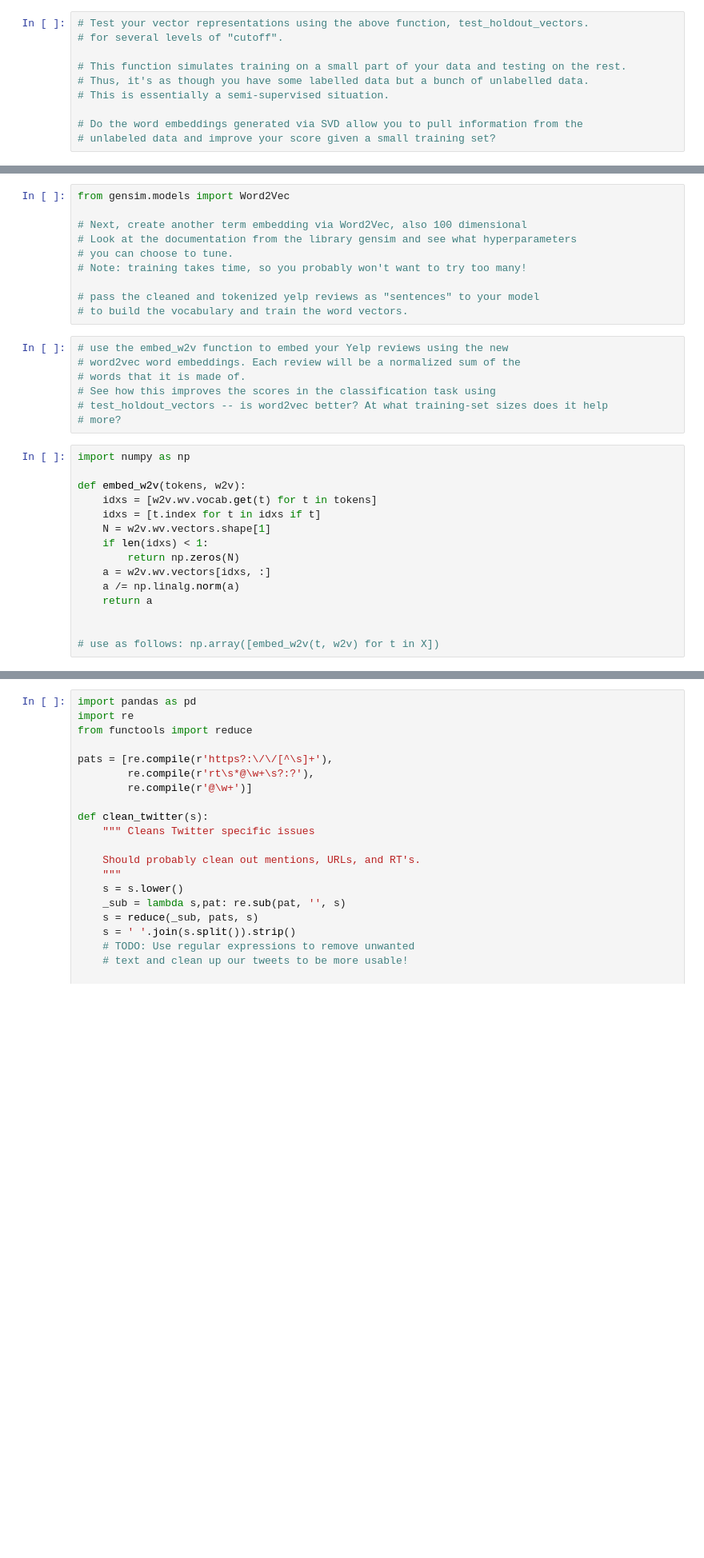
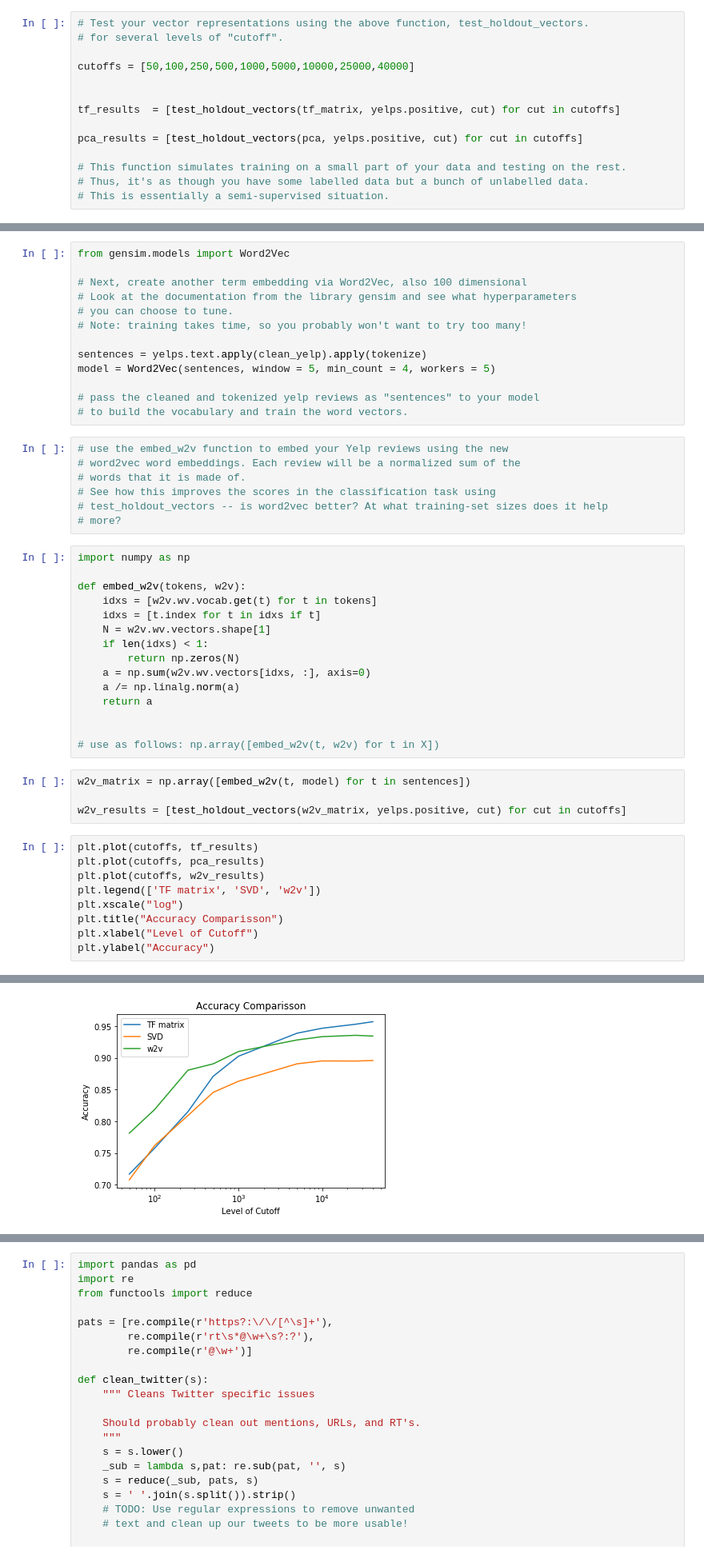
Before and after one commit to nandanrao/text-mining, a Jupyter notebook: exercise-3.ipynb, the cells around one changed output, grey strips where cells are left out. Shown at 80% size. Saved outputs shown, nothing was run; the diff lists cells and outputs as text; blank space fills up the shorter version.

```diff
--- a/exercise-3.ipynb
+++ b/exercise-3.ipynb
@@ -48,9 +64,13 @@ def test_holdout_vectors(V, y, cutoff):
 # Test your vector representations using the above function, test_holdout_vectors.
 # for several levels of "cutoff".
 
+cutoffs = [50,100,250,500,1000,5000,10000,25000,40000]
+
+
+tf_results  = [test_holdout_vectors(tf_matrix, yelps.positive, cut) for cut in cutoffs]
+
+pca_results = [test_holdout_vectors(pca, yelps.positive, cut) for cut in cutoffs]
+
 # This function simulates training on a small part of your data and testing on the rest.
 # Thus, it's as though you have some labelled data but a bunch of unlabelled data.
 # This is essentially a semi-supervised situation.
-
-# Do the word embeddings generated via SVD allow you to pull information from the
-# unlabeled data and improve your score given a small training set?
@@ -62,6 +98,9 @@ from gensim.models import Word2Vec
 # you can choose to tune.
 # Note: training takes time, so you probably won't want to try too many!
 
+sentences = yelps.text.apply(clean_yelp).apply(tokenize)
+model = Word2Vec(sentences, window = 5, min_count = 4, workers = 5)
+
 # pass the cleaned and tokenized yelp reviews as "sentences" to your model
 # to build the vocabulary and train the word vectors.
 # %%
@@ -80,9 +119,23 @@ def embed_w2v(tokens, w2v):
     N = w2v.wv.vectors.shape[1]
     if len(idxs) < 1:
         return np.zeros(N)
-    a = w2v.wv.vectors[idxs, :]
+    a = np.sum(w2v.wv.vectors[idxs, :], axis=0)
     a /= np.linalg.norm(a)
     return a
 
 
 # use as follows: np.array([embed_w2v(t, w2v) for t in X])
+# %%
+w2v_matrix = np.array([embed_w2v(t, model) for t in sentences])
+
+w2v_results = [test_holdout_vectors(w2v_matrix, yelps.positive, cut) for cut in cutoffs]
+# %%
+plt.plot(cutoffs, tf_results)
+plt.plot(cutoffs, pca_results)
+plt.plot(cutoffs, w2v_results)
+plt.legend(['TF matrix', 'SVD', 'w2v'])
+plt.xscale("log")
+plt.title("Accuracy Comparisson")
+plt.xlabel("Level of Cutoff")
+plt.ylabel("Accuracy")
+# %% [output]
@@ -88,0 +143 @@ def embed_w2v(tokens, w2v):
+[figure, added]
```
Also changed, not shown: parts of 18 cells of this notebook.
